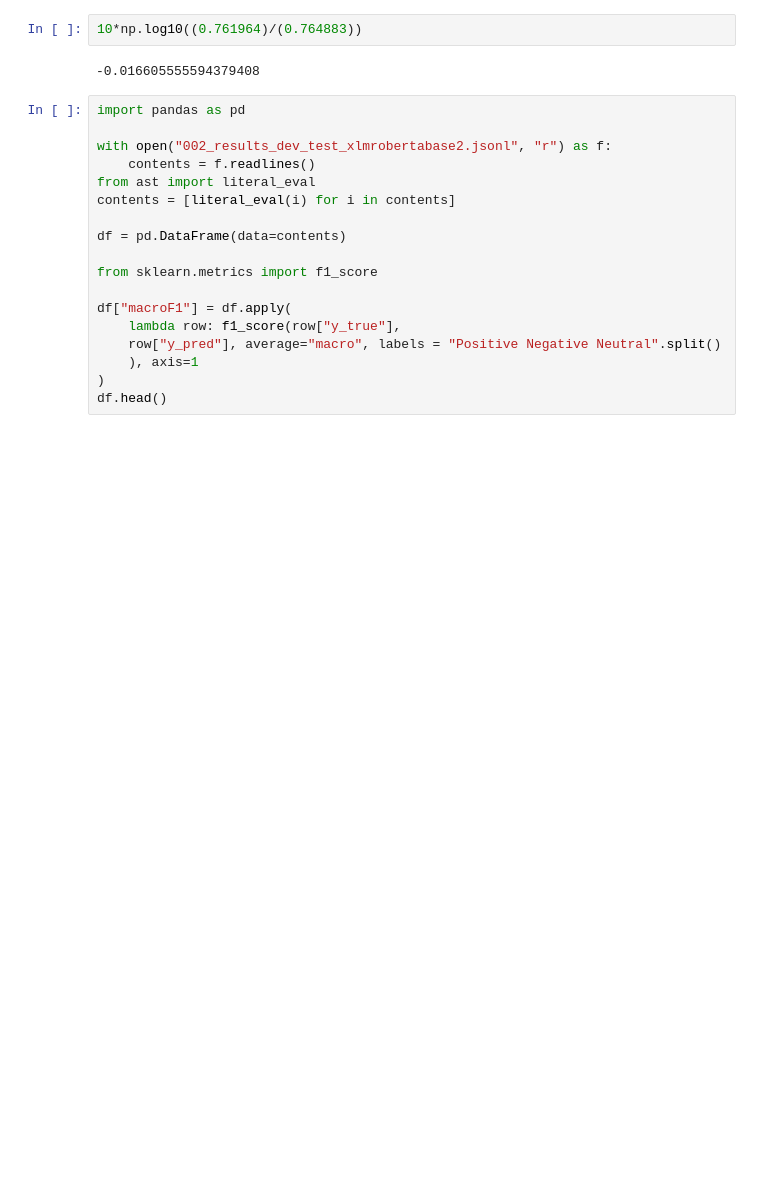
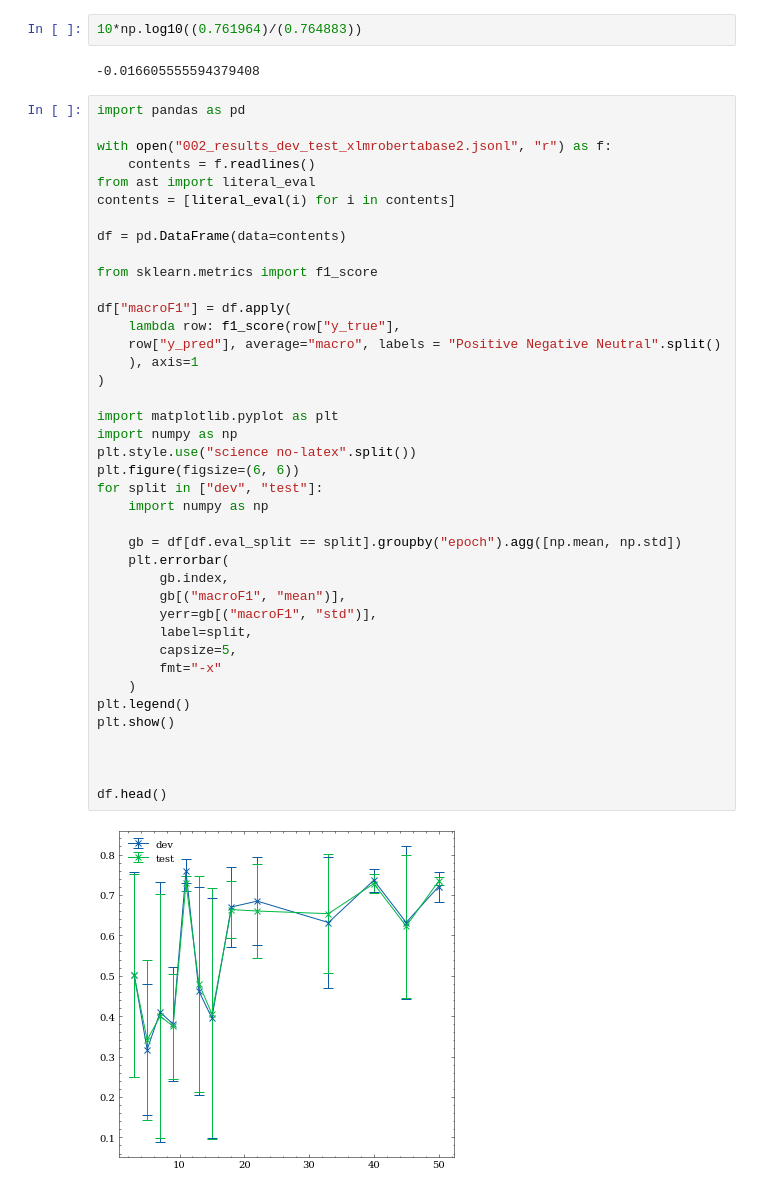
Before and after one commit to 5roop/task10, a Jupyter notebook: 002_2_reevaluation_bertic_csebert.ipynb, the cells around one changed output. Saved outputs shown, nothing was run; the diff lists cells and outputs as text; blank space fills up the shorter version.

```diff
--- a/002_2_reevaluation_bertic_csebert.ipynb
+++ b/002_2_reevaluation_bertic_csebert.ipynb
@@ -139,22 +139,45 @@ df.groupby("eval_split,epoch".split(",")).agg([np.mean, np.std])
 # %%
 import pandas as pd
 
 with open("002_results_dev_test_xlmrobertabase2.jsonl", "r") as f:
     contents = f.readlines()
 from ast import literal_eval
 contents = [literal_eval(i) for i in contents]
 
 df = pd.DataFrame(data=contents)
 
 from sklearn.metrics import f1_score
 
 df["macroF1"] = df.apply(
     lambda row: f1_score(row["y_true"],
     row["y_pred"], average="macro", labels = "Positive Negative Neutral".split()
     ), axis=1
 )
+
+import matplotlib.pyplot as plt
+import numpy as np
+plt.style.use("science no-latex".split())
+plt.figure(figsize=(6, 6))
+for split in ["dev", "test"]:
+    import numpy as np
+
+    gb = df[df.eval_split == split].groupby("epoch").agg([np.mean, np.std])
+    plt.errorbar(
+        gb.index,
+        gb[("macroF1", "mean")],
+        yerr=gb[("macroF1", "std")],
+        label=split,
+        capsize=5,
+        fmt="-x"
+    )
+plt.legend()
+plt.show()
+
+
+
 df.head()
 # %% [output]
+[figure, added]
 |  | macroF1 | y_true | y_pred | eval_split | model_name | epoch |
 | 0 | 0.224189 | [Neutral, Positive, Neutral, Posi... | [Negative, Negative, Negative, Ne... | dev | xlm-roberta-base | 3 |
 | 1 | 0.226138 | [Negative, Negative, Negative, Po... | [Negative, Negative, Negative, Ne... | test | xlm-roberta-base | 3 |
```
Also changed, not shown: parts of 1 cell of this notebook.
